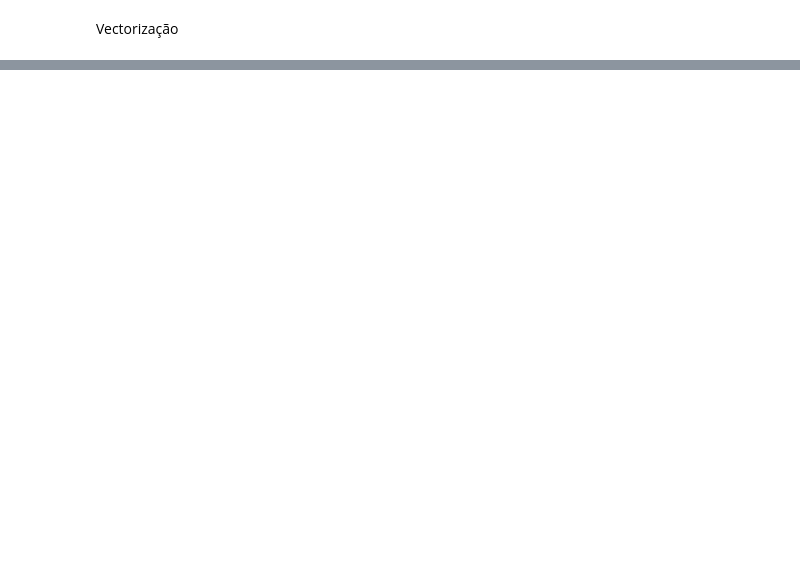
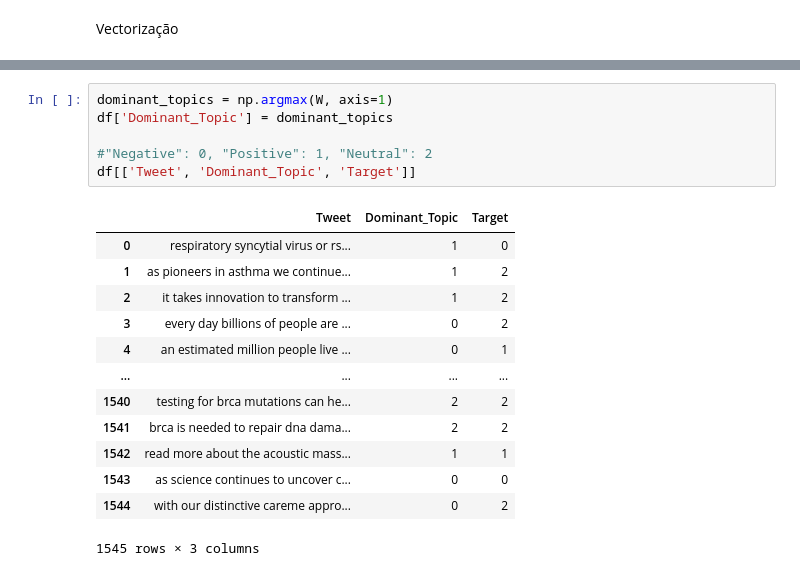
Before and after one commit to vfsas3/Sentiment-Analysis-and-Topic-Modelling, a Jupyter notebook: Untitled.ipynb, the cells around one changed output, grey strips where cells are left out. Drawn from its saved outputs; the diff is of its cells as text; blank space fills up the shorter version.

```diff
--- a/Untitled.ipynb
+++ b/Untitled.ipynb
@@ -200,0 +192,20 @@ X_test_vectors_tfidf = tfidf_vectorizer.transform(X_test)
+# %%
+dominant_topics = np.argmax(W, axis=1)
+df['Dominant_Topic'] = dominant_topics
+
+#"Negative": 0, "Positive": 1, "Neutral": 2
+df[['Tweet', 'Dominant_Topic', 'Target']]
+# %% [output]
+|  | Tweet | Dominant_Topic | Target |
+| 0 | respiratory syncytial virus or rs... | 1 | 0 |
+| 1 | as pioneers in asthma we continue... | 1 | 2 |
+| 2 | it takes innovation to transform ... | 1 | 2 |
+| 3 | every day billions of people are ... | 0 | 2 |
+| 4 | an estimated million people live ... | 0 | 1 |
+| ... | ... | ... | ... |
+| 1540 | testing for brca mutations can he... | 2 | 2 |
+| 1541 | brca is needed to repair dna dama... | 2 | 2 |
+| 1542 | read more about the acoustic mass... | 1 | 1 |
+| 1543 | as science continues to uncover c... | 0 | 0 |
+| 1544 | with our distinctive careme appro... | 0 | 2 |
+1545 rows × 3 columns
```
Also changed, not shown: parts of 23 cells of this notebook.
